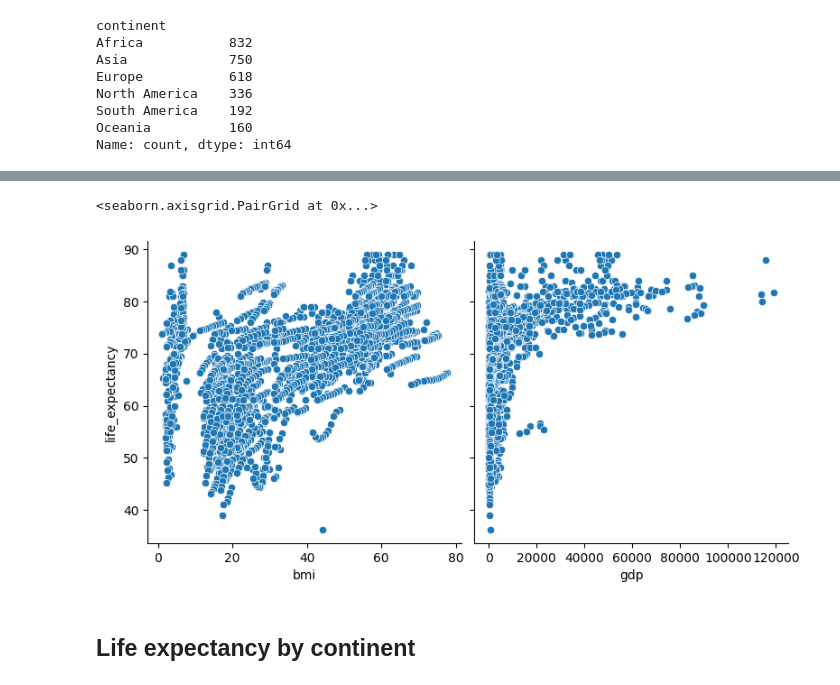
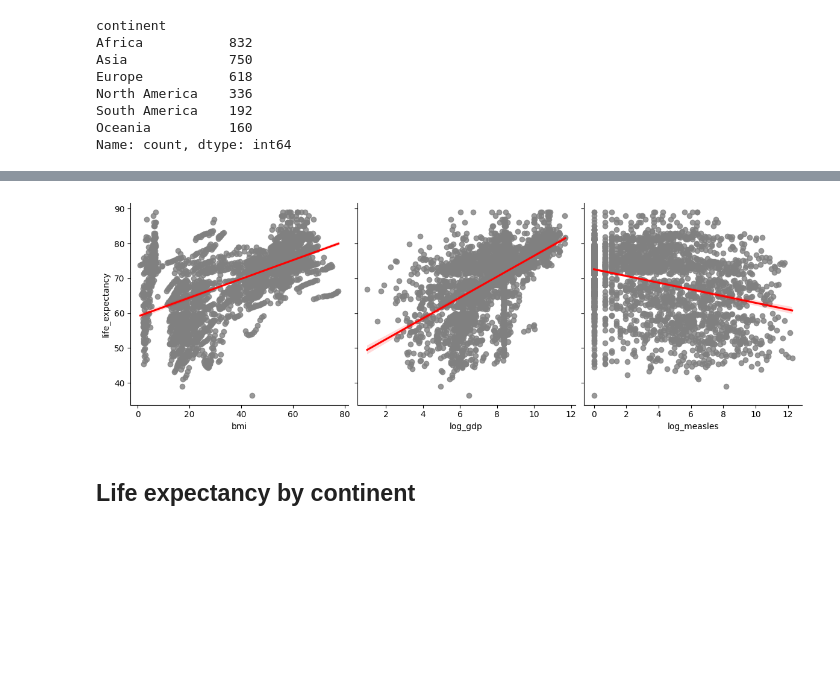
Before and after one commit to ope1iyi/end_to_end_ml_project, a Jupyter notebook: notebooks/Life_expectancy_analysis.ipynb, the cells around one changed output, grey strips where cells are left out. Drawn from its saved outputs; the diff is of its cells as text; code cells hidden in the pictures; blank space fills up the shorter version.

Commit message:
preprocess and train_model updated

```diff
--- a/notebooks/Life_expectancy_analysis.ipynb
+++ b/notebooks/Life_expectancy_analysis.ipynb
@@ -291,11 +352,12 @@ Index(['year', 'life_expectancy', 'adult_mortality', 'infant_deaths',
+# %%
+df.drop(columns='thinness__1-19_years', inplace=True)
 # %%
 highly_skewed_cols = ['infant_deaths',
       'percentage_expenditure', 'hepatitis_b', 'measles',
        'under-five_deaths', 'polio',  'diphtheria',
-       'hiv/aids', 'gdp', 'population', 'thinness__1-19_years',
-       'thinness_5-9_years', 'income_composition_of_resources', 'schooling']
+       'hiv/aids', 'gdp', 'population',
+       'thinness_5-9_years', 'income_composition_of_resources']
 
-# for col in highly_skewed_cols:
-#     df['log_'+col] = np.log1p(df[col])
-
-# df.corr(numeric_only=True)
+for col in highly_skewed_cols:
+    df['log_'+col] = np.log1p(df[col])
+df.sample(3)
@@ -381,4 +444,0 @@ df.sample(7)
-# %%
-df['immunization'] = (df['diphtheria'] + df['hepatitis_b'] + df['measles'] + df['polio'])
-df['mortality'] = df['adult_mortality'] + df['infant_deaths'] + df['under-five_deaths'] + df['hiv/aids']
-df.head(2)
@@ -388,0 +445,13 @@ df.head(2)
+# %%
+from sklearn.preprocessing import StandardScaler, MinMaxScaler
+
+
+cols = ['adult_mortality','infant_deaths','under-five_deaths','hiv/aids']
+scaled = StandardScaler().fit_transform(df[cols])
+df['mortality_index'] = scaled.mean(axis=1)
+
+im_col = ['diphtheria','hepatitis_b','measles','polio']
+minmax_scaled = MinMaxScaler().fit_transform(df[im_col])
+df['immunization'] =minmax_scaled.mean(axis=1)
+
+df.head(2)
@@ -389,11 +470,16 @@ df.head(2)
 # %%
-features = ['bmi', 'gdp']
+features = ['bmi', 'log_gdp', 'log_measles']
 target = ['life_expectancy']
 
-sns.pairplot(df, x_vars=features, y_vars=target, kind='scatter', height=4)
+sns.pairplot(df, x_vars=features, y_vars=target,
+             kind='reg',
+             height=4,
+             plot_kws={'scatter_kws':{"color": "gray"}, 'line_kws':{"color": "red"}}
+             )
+plt.title("")
+plt.show()
 # %% [output]
-<seaborn.axisgrid.PairGrid at 0x...>
-[figure, old version]
+[figure, new version]
 # %% [markdown]
 ## Life expectancy by continent
 # %%
```
Also changed, not shown: parts of 32 cells of this notebook, 3 other files.
